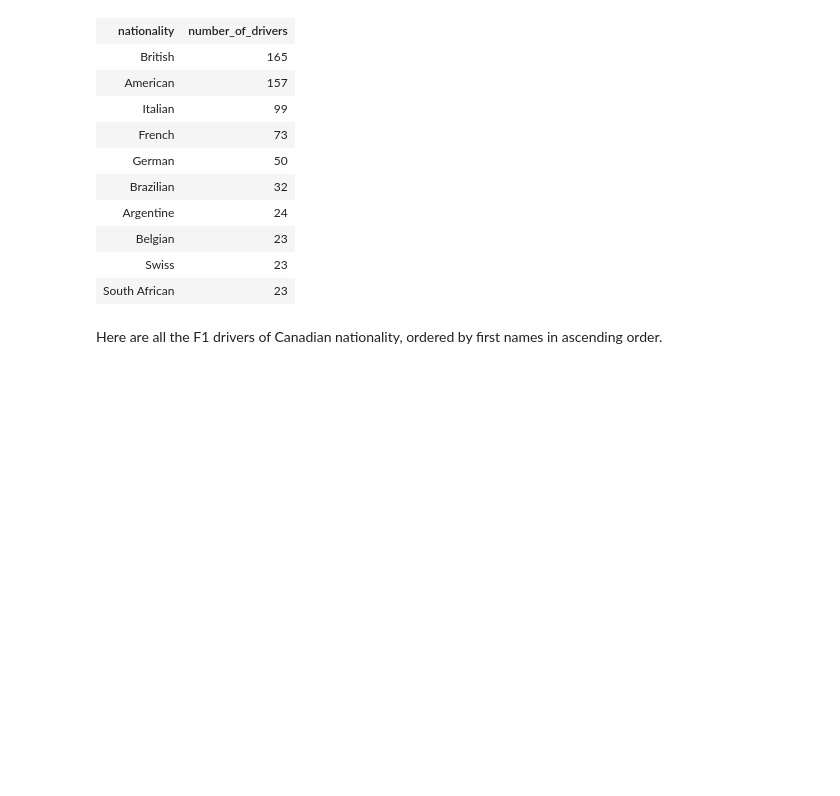
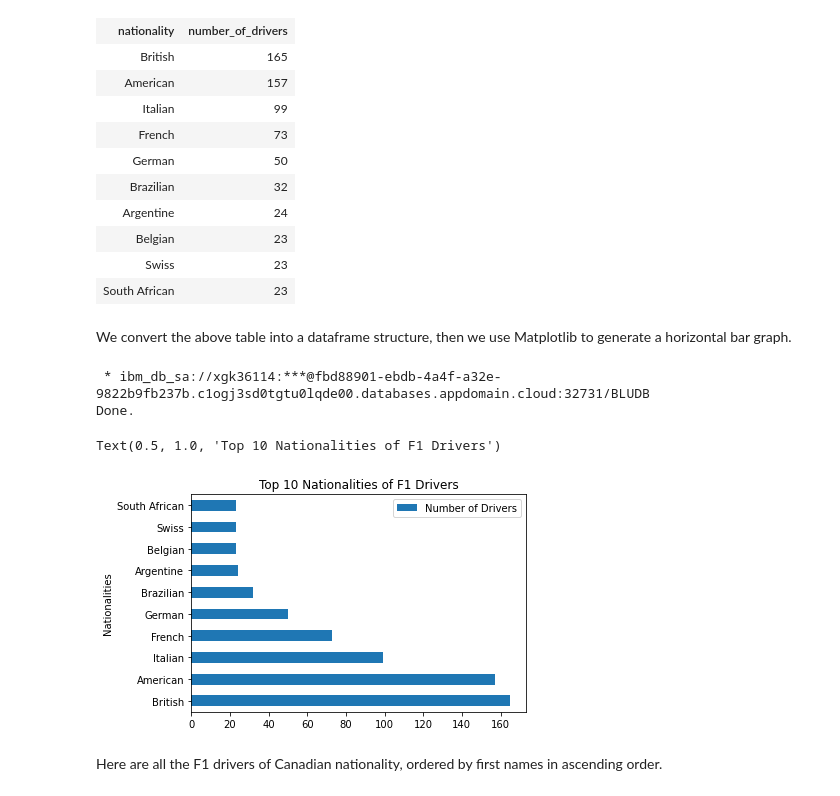
Before and after one commit to ilin3ccc/Portfolio, a Jupyter notebook: 3. SQL-Python-Cloud Database/F1 DRIVERS.ipynb, the cells around one changed output. Cells and saved outputs as stored; diff of their text form; code cells hidden in the pictures; blank space fills up the shorter version.

```diff
--- a/3. SQL-Python-Cloud Database/F1 DRIVERS.ipynb
+++ b/3. SQL-Python-Cloud Database/F1 DRIVERS.ipynb
@@ -125,6 +130,24 @@ Done.
 | Belgian | 23 |
 | Swiss | 23 |
 | South African | 23 |
+# %% [markdown]
+We convert the above table into a dataframe structure, then we use Matplotlib to generate a horizontal bar graph.
+# %%
+#SQL variable assignment.
+top10 = %sql SELECT nationality, COUNT(*) as number_of_drivers from DRIVERS GROUP BY nationality ORDER BY number_of_drivers desc LIMIT 10
+
+# We construct a pandas dataframe using top10 as data source.
+df = pd.DataFrame(top10,columns=['Nationalities','Number of Drivers'])
+
+df.plot(kind='barh', x='Nationalities', y='Number of Drivers')
+
+#adding a proper title
+plt.title("Top 10 Nationalities of F1 Drivers")
+# %% [output]
+ * ibm_db_sa://xgk36114:***@fbd88901-ebdb-4a4f-a32e-9822b9fb237b.c1ogj3sd0tgtu0lqde00.databases.appdomain.cloud:32731/BLUDB
+Done.
+Text(0.5, 1.0, 'Top 10 Nationalities of F1 Drivers')
+[figure, added]
 # %% [markdown]
 Here are all the F1 drivers of Canadian nationality, ordered by first names in ascending order.
 # %%
```
Also changed, not shown: parts of 8 cells of this notebook.
